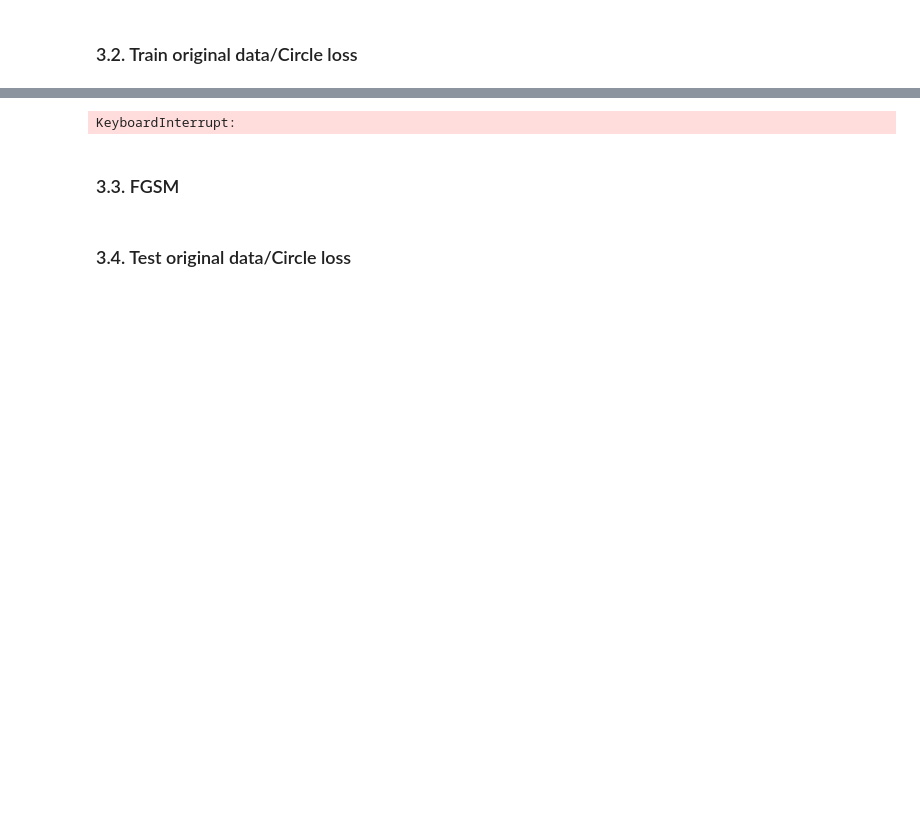
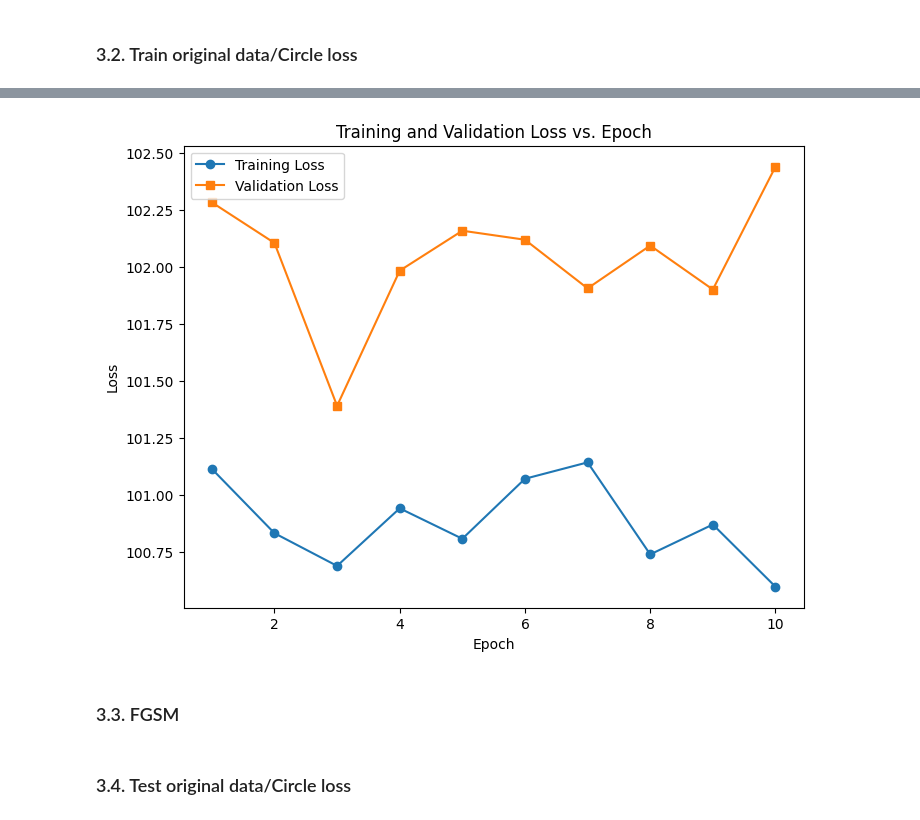
Before and after one commit to moshafieeha/Deep-Learning-Mini-Projects, a Jupyter notebook: Robustenss in Classification.ipynb, the cells around one changed output, grey strips where cells are left out. Cells and saved outputs as stored; diff of their text form; code cells hidden in the pictures; blank space fills up the shorter version.

```diff
--- a/Robustenss in Classification.ipynb
+++ b/Robustenss in Classification.ipynb
@@ -522,13 +682,23 @@ plot_umap(new_model, test_loader, device)
 ### 3.2. Train original data/Circle loss
 # %%
 # Setup and Retrain
-new_model2 = resnet18(pretrained=True)
-num_features = new_model2.fc.in_features
-new_model2.fc = nn.Linear(num_features, 128)
+class EmbeddingModel(nn.Module):
+    def __init__(self, backbone):
+        super(EmbeddingModel, self).__init__()
+        self.backbone = backbone
+        self.identity = nn.Identity()
+
+    def forward(self, x):
+        features = self.backbone(x)
+        embeddings = self.identity(features)
+        return embeddings
+
+backbone = resnet18(pretrained=True)
+new_model2 = EmbeddingModel(backbone)
 new_model2 = new_model2.to(device)
 
 criterion = losses.CircleLoss(m=0.4, gamma=80)
-optimizer = optim.Adam(new_model2.parameters(), lr=0.001)
+optimizer = optim.Adam(model.parameters(), lr=0.001)
 
 # Train
 train_losses_circle = train(new_model2, train_loader, val_loader, criterion, optimizer, device, num_epochs)
@@ -537,4 +716,4 @@ Epoch [1/10], Training Loss: 0.0059, Training Accuracy: 0.07%, Validation Loss:
-KeyboardInterrupt:
+[figure, added]
 # %% [markdown]
 ### 3.3. FGSM
 # %%
```
Also changed, not shown: parts of 28 cells of this notebook.
